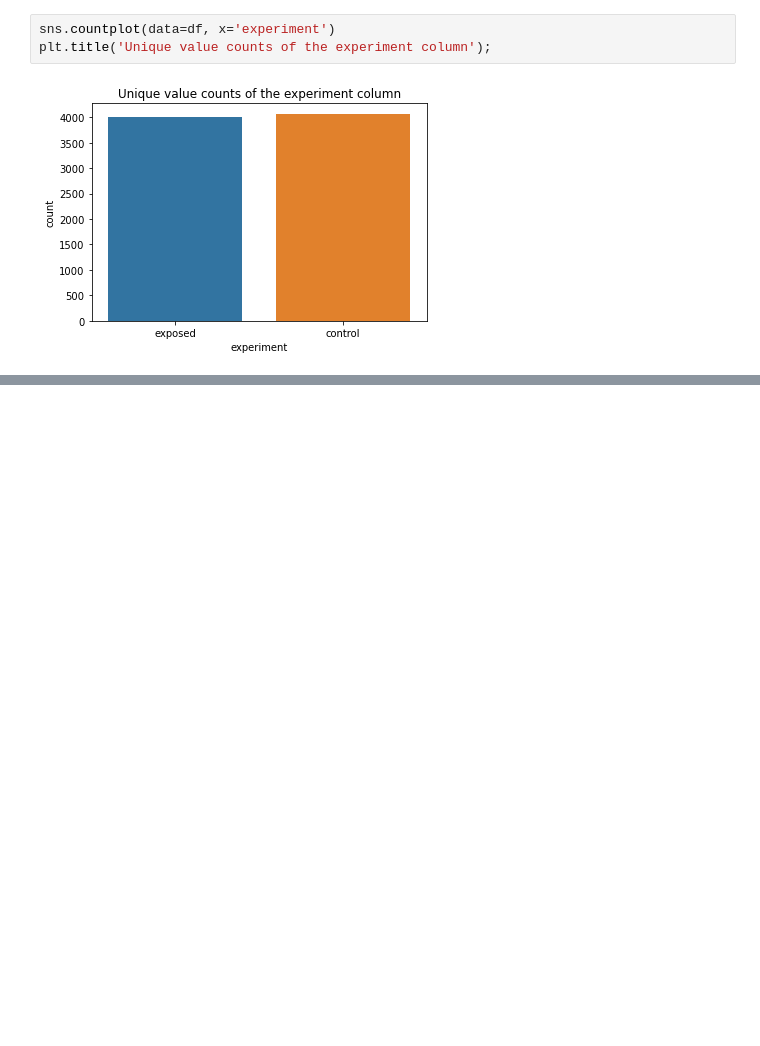
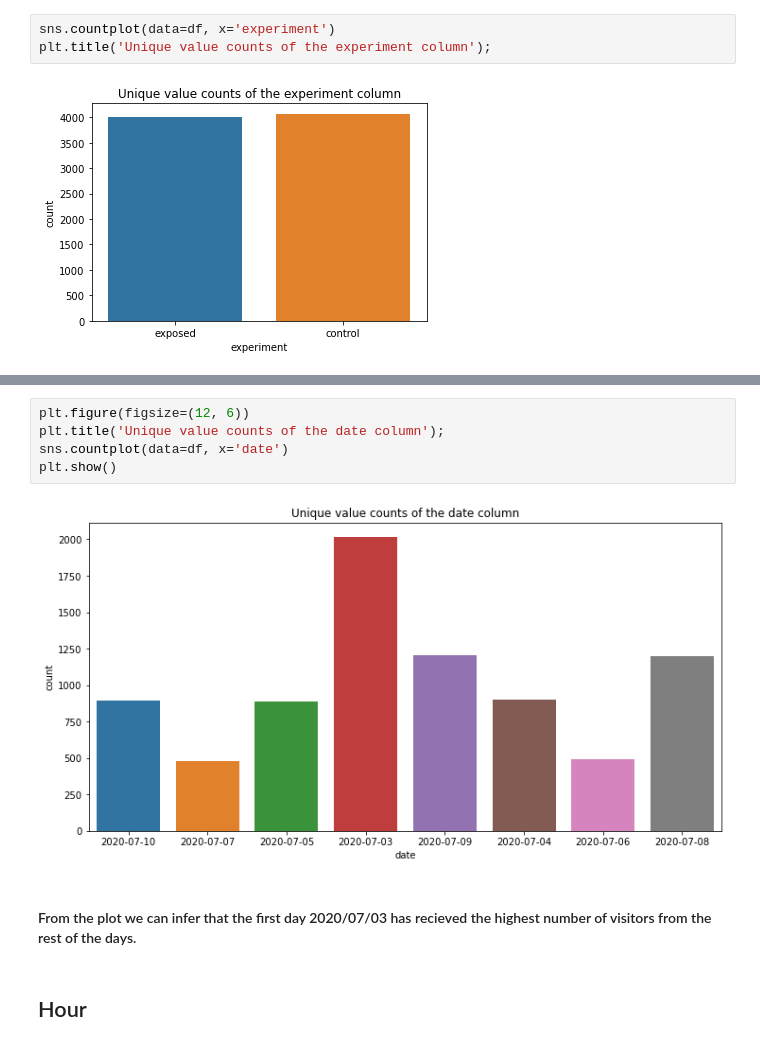
Before and after one commit to AB-Hypothesis-Testing/AB-Testing, a Jupyter notebook: notebooks/EDA.ipynb, the cells around one changed output, grey strips where cells are left out. Saved outputs shown, nothing was run; the diff lists cells and outputs as text; blank space fills up the shorter version.

```diff
--- a/notebooks/EDA.ipynb
+++ b/notebooks/EDA.ipynb
@@ -112,0 +131,11 @@ plt.title('Unique value counts of the experiment column');
+# %%
+plt.figure(figsize=(12, 6))
+plt.title('Unique value counts of the date column');
+sns.countplot(data=df, x='date')
+plt.show()
+# %% [output]
+[figure, added]
+# %% [markdown]
+#### From the plot we can infer that the first day 2020/07/03 has recieved the highest number of visitors from the rest of the days.
+# %% [markdown]
+## Hour
```
Also changed, not shown: parts of 41 cells of this notebook.
